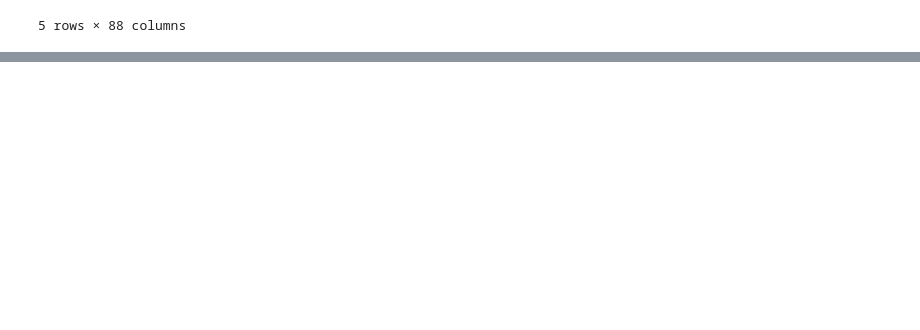
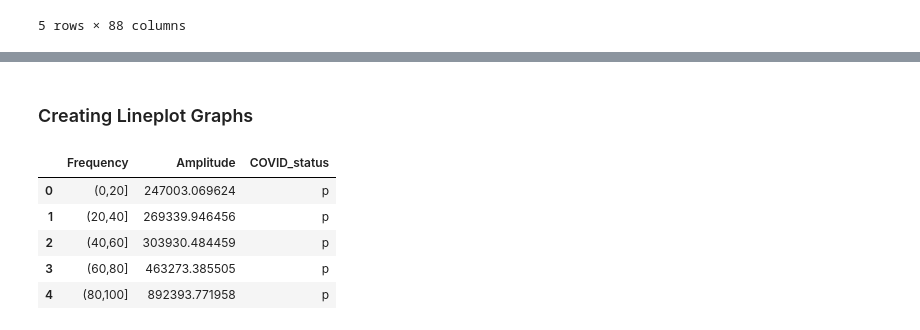
Before and after one commit to HimanshuKGP007/Kaggle_Notebooks, a Jupyter notebook: merged-coswara-freq-data-analysis.ipynb, the cells around one changed output, grey strips where cells are left out. Cells and saved outputs as stored; diff of their text form; code cells hidden in the pictures; blank space fills up the shorter version.

```diff
--- a/merged-coswara-freq-data-analysis.ipynb
+++ b/merged-coswara-freq-data-analysis.ipynb
@@ -54,0 +141,2 @@ pd.set_option('display.max_colwidth', None)
+# %%
+data = data[cols]
@@ -54,0 +194,43 @@ pd.set_option('display.max_colwidth', None)
+# %% [markdown]
+### Creating Lineplot Graphs
+# %%
+bigdata = data[freq_cols_with_status_gender]
+data = bigdata.mean()
+data_cov = bigdata[bigdata['COVID_status'] == 'p']
+data_cov_male = data_cov[data_cov['gender'] == 'male']
+data_cov_female = data_cov[data_cov['gender'] == 'female']
+data_non_cov = bigdata[bigdata['COVID_status'] == 'n']
+data_non_cov_male = data_non_cov[data_non_cov['gender'] == 'male']
+data_non_cov_female = data_non_cov[data_non_cov['gender'] == 'female']
+
+data_cov = data_cov.mean()
+data_cov_male = data_cov_male.mean()
+data_cov_female = data_cov_female.mean()
+data_non_cov = data_non_cov.mean()
+data_non_cov_male = data_non_cov_male.mean()
+data_non_cov_female = data_non_cov_female.mean()
+
+df = pd.DataFrame({'Frequency':data.index, 'Amplitude':data.values})
+df_1 = pd.DataFrame({'Frequency':data_cov.index, 'Amplitude':data_cov.values})
+df_2 = pd.DataFrame({'Frequency':data_non_cov.index, 'Amplitude':data_non_cov.values})
+data_cov_male = pd.DataFrame({'Frequency':data_cov_male.index, 'Amplitude':data_cov_male.values})
+data_cov_female = pd.DataFrame({'Frequency':data_cov_female.index, 'Amplitude':data_cov_female.values})
+data_non_cov_male = pd.DataFrame({'Frequency':data_non_cov_male.index, 'Amplitude':data_non_cov_male.values})
+data_non_cov_female = pd.DataFrame({'Frequency':data_non_cov_female.index, 'Amplitude':data_non_cov_female.values})
+
+data_cov_male['COVID_status'] = 'p'
+data_non_cov_male['COVID_status'] = 'n'
+data_cov_female['COVID_status'] = 'p'
+data_non_cov_female['COVID_status'] = 'n'
+
+df_male = data_cov_male.append(data_non_cov_male, ignore_index=True)
+df_female = data_cov_female.append(data_non_cov_female, ignore_index=True)
+# %%
+df_female.head()
+# %% [output]
+|  | Frequency | Amplitude | COVID_status |
+| 0 | (0,20] | 247003.069624 | p |
+| 1 | (20,40] | 269339.946456 | p |
+| 2 | (40,60] | 303930.484459 | p |
+| 3 | (60,80] | 463273.385505 | p |
+| 4 | (80,100] | 892393.771958 | p |
```
Also changed, not shown: parts of 23 cells of this notebook.
